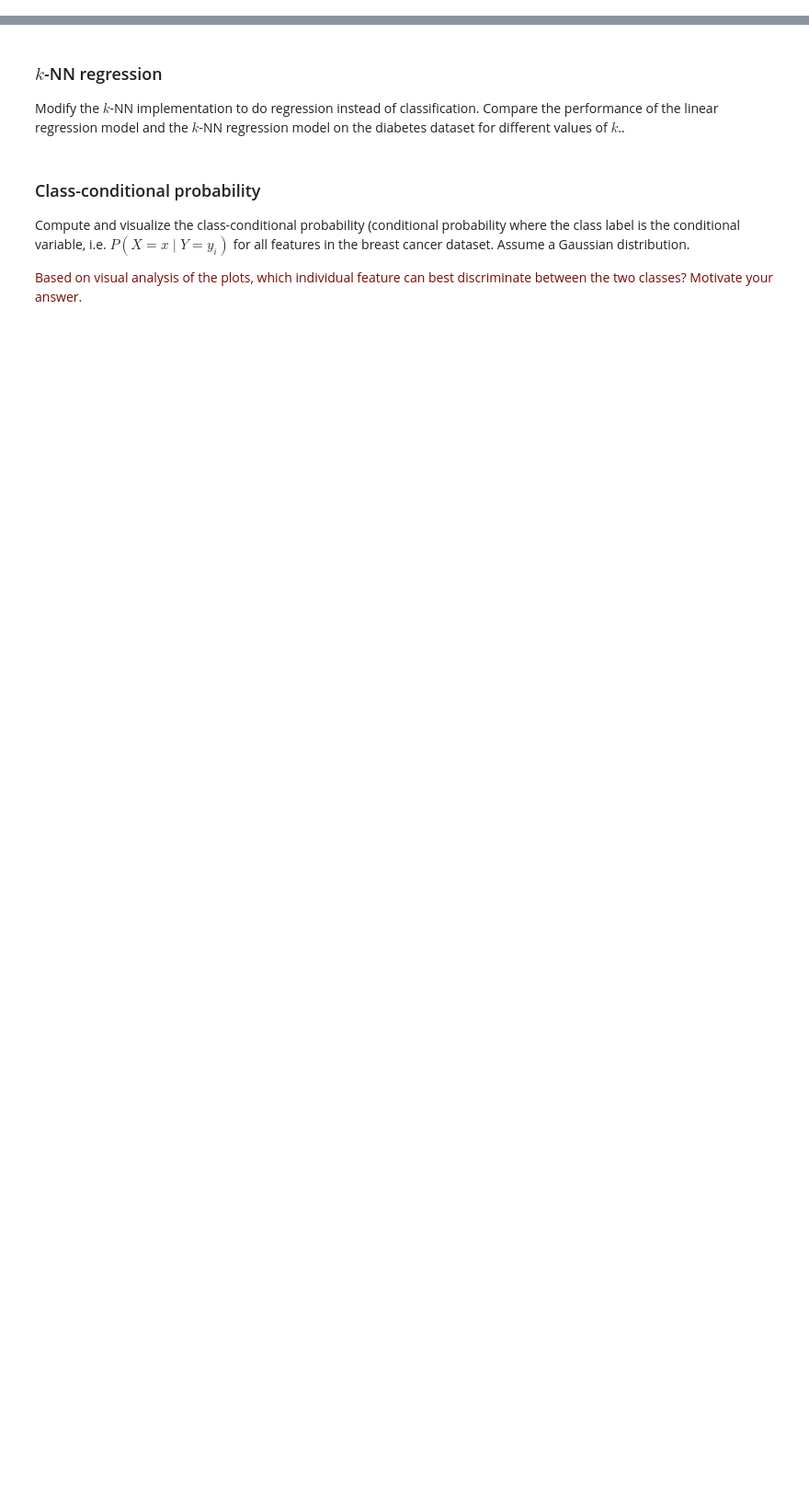
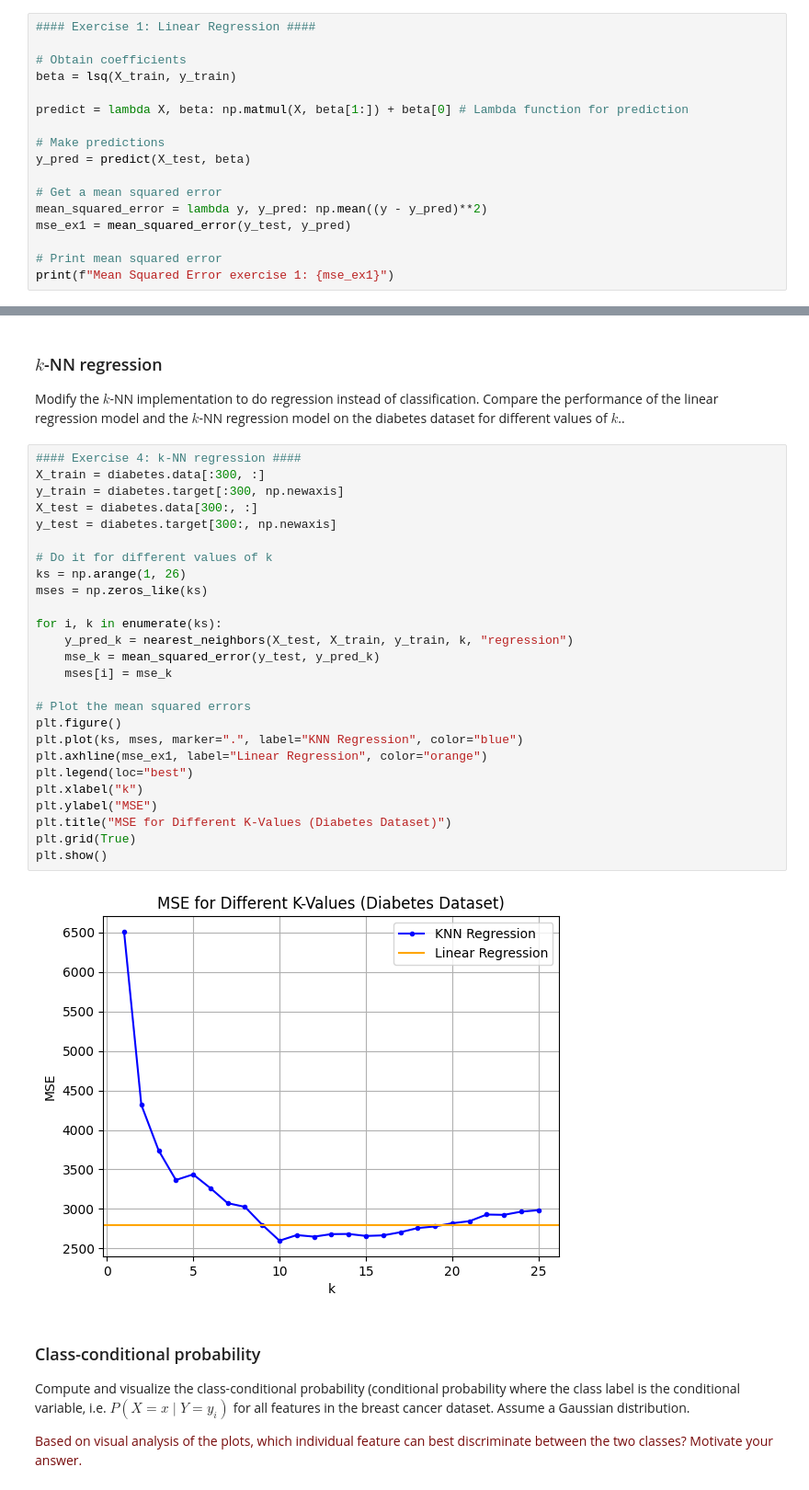
Before and after one commit to marbybr/8DM50_Group_1, a Jupyter notebook: week_1.ipynb, the cells around one changed output, grey strips where cells are left out. Shown: that part at 92% size. Drawn from its saved outputs; the diff is of its cells as text; blank space fills up the shorter version.

Commit message:
Added exercise 1, 3, 4

```diff
--- a/week_1.ipynb
+++ b/week_1.ipynb
@@ -118,0 +159,17 @@ print(beta)
+# %%
+#### Exercise 1: Linear Regression ####
+
+# Obtain coefficients
+beta = lsq(X_train, y_train)
+
+predict = lambda X, beta: np.matmul(X, beta[1:]) + beta[0] # Lambda function for prediction
+
+# Make predictions
+y_pred = predict(X_test, beta)
+
+# Get a mean squared error
+mean_squared_error = lambda y, y_pred: np.mean((y - y_pred)**2)
+mse_ex1 = mean_squared_error(y_test, y_pred)
+
+# Print mean squared error
+print(f"Mean Squared Error exercise 1: {mse_ex1}")
@@ -162,6 +328,34 @@ Implement a $k$-Nearest neighbors classifier from scratch in Python using only b
 ### $k$-NN regression
 
 Modify the $k$-NN implementation to do regression instead of classification. Compare the performance of the linear regression model and the $k$-NN regression model on the diabetes dataset for different values of $k$..
+# %%
+#### Exercise 4: k-NN regression ####
+X_train = diabetes.data[:300, :]
+y_train = diabetes.target[:300, np.newaxis]
+X_test = diabetes.data[300:, :]
+y_test = diabetes.target[300:, np.newaxis]
+
+# Do it for different values of k
+ks = np.arange(1, 26)
+mses = np.zeros_like(ks)
+
+for i, k in enumerate(ks):
+    y_pred_k = nearest_neighbors(X_test, X_train, y_train, k, "regression")
+    mse_k = mean_squared_error(y_test, y_pred_k)
+    mses[i] = mse_k
+
+# Plot the mean squared errors
+plt.figure()
+plt.plot(ks, mses, marker=".", label="KNN Regression", color="blue")
+plt.axhline(mse_ex1, label="Linear Regression", color="orange")
+plt.legend(loc="best")
+plt.xlabel("k")
+plt.ylabel("MSE")
+plt.title("MSE for Different K-Values (Diabetes Dataset)")
+plt.grid(True)
+plt.show()
+# %% [output]
+[figure, added]
 # %% [markdown]
 ### Class-conditional probability
 
```
Also changed, not shown: parts of 6 cells of this notebook.
